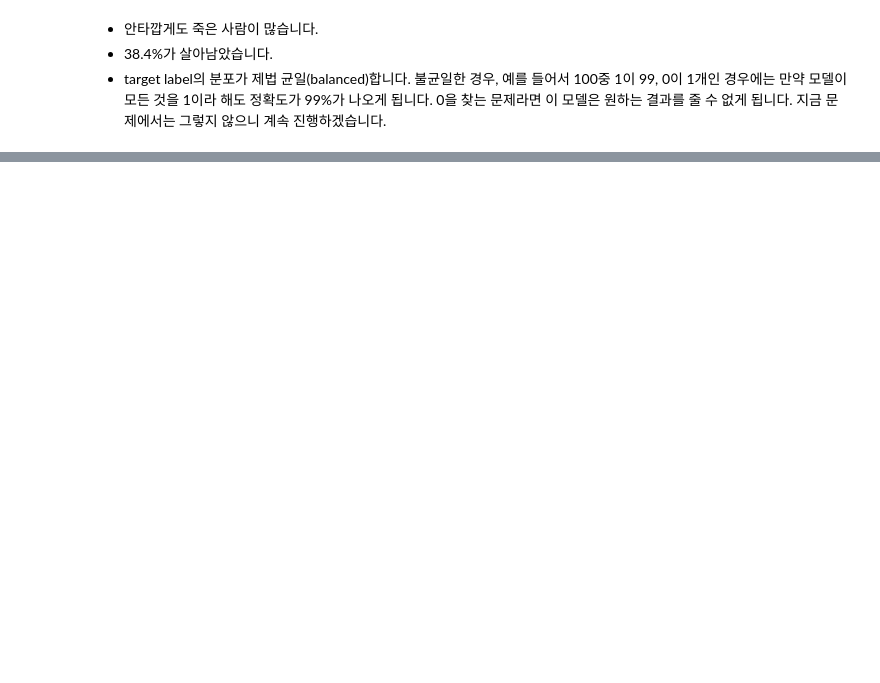
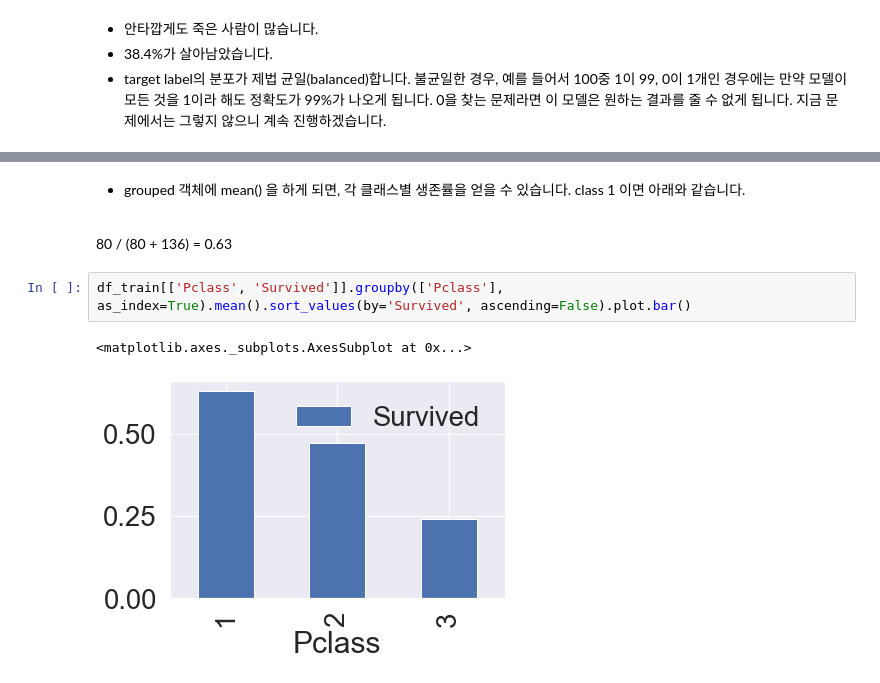
Before and after one commit to YoonSungLee/Algorithm_python, a Jupyter notebook: Tmp/KaggleStudy_Titanic_01.ipynb, the cells around one changed output, grey strips where cells are left out. Saved outputs shown, nothing was run; the diff lists cells and outputs as text; blank space fills up the shorter version.

```diff
--- a/Tmp/KaggleStudy_Titanic_01.ipynb
+++ b/Tmp/KaggleStudy_Titanic_01.ipynb
@@ -255,0 +327,10 @@ Name: Survived, dtype: int64
+# %% [markdown]
+* grouped 객체에 mean() 을 하게 되면, 각 클래스별 생존률을 얻을 수 있습니다. class 1 이면 아래와 같습니다.
+<br>
+
+  80 / (80 + 136) = 0.63
+# %%
+df_train[['Pclass', 'Survived']].groupby(['Pclass'], as_index=True).mean().sort_values(by='Survived', ascending=False).plot.bar()
+# %% [output]
+<matplotlib.axes._subplots.AxesSubplot at 0x...>
+[figure, added]
```
Also changed, not shown: parts of 33 cells of this notebook.
